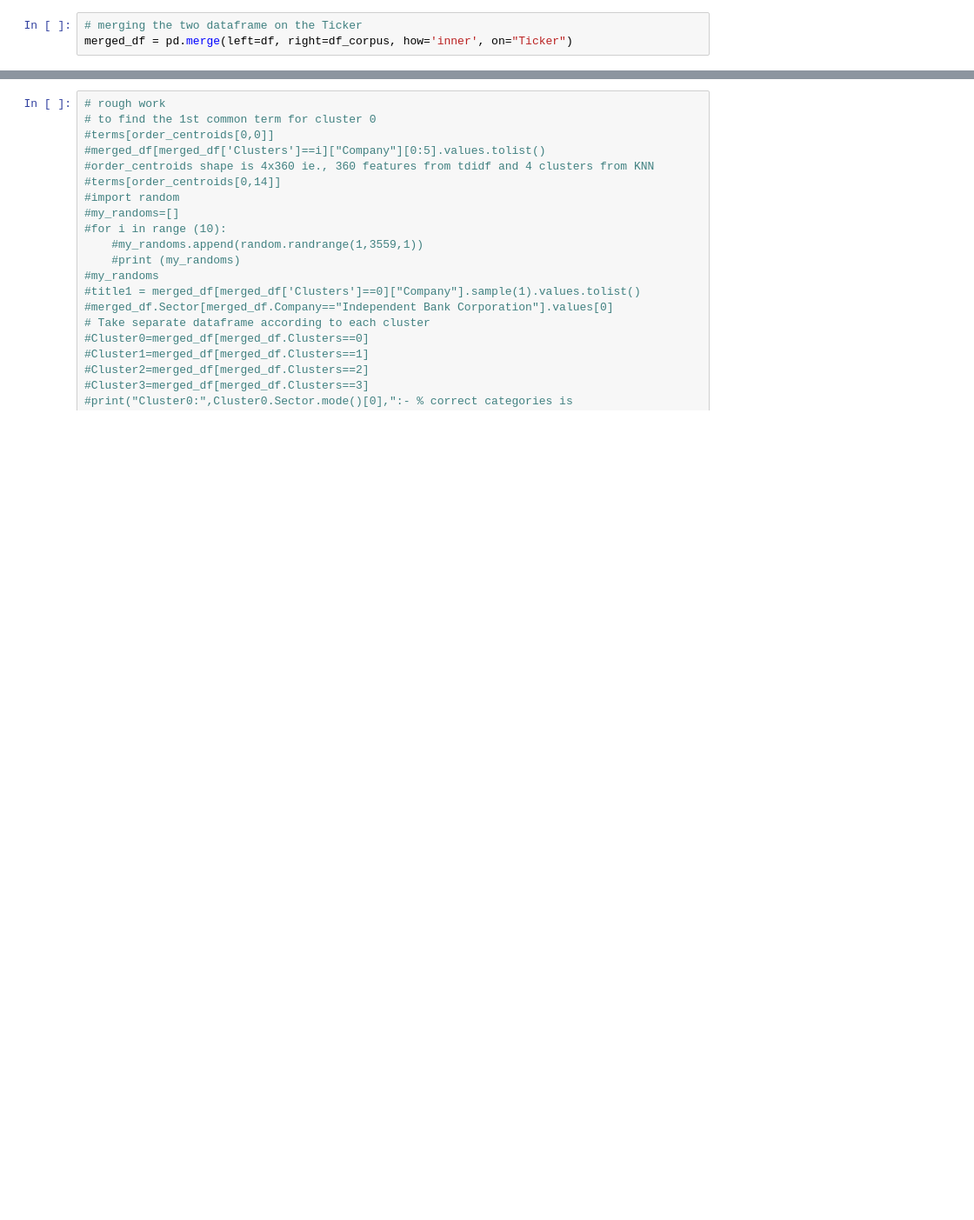
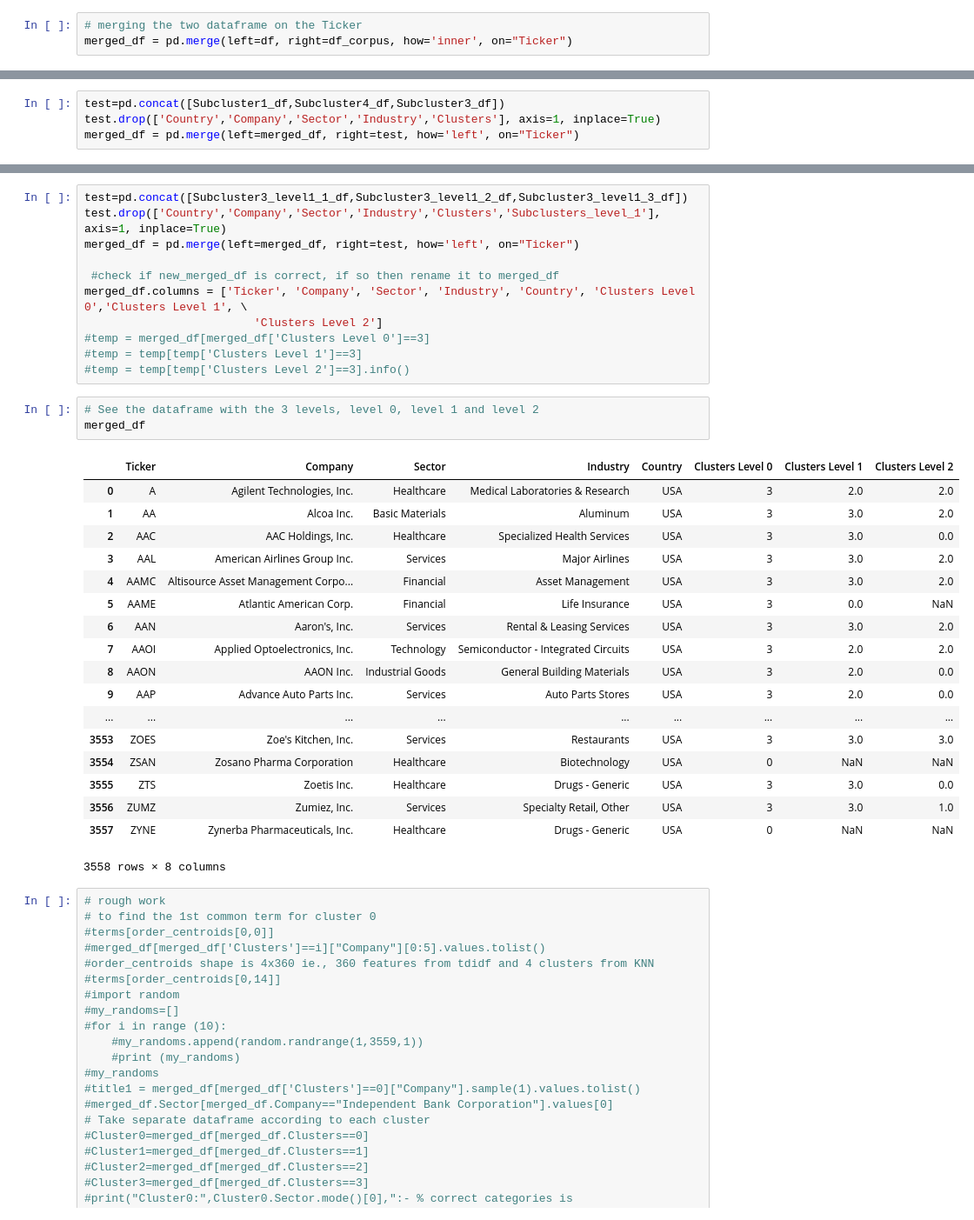
Before and after one commit to DistrictDataLabs/company-clustering, a Jupyter notebook: Company Clustering.ipynb, the cells around one changed output, grey strips where cells are left out. Shown at 87% size. Cells and saved outputs as stored; diff of their text form; blank space fills up the shorter version.

```diff
--- a/Company Clustering.ipynb
+++ b/Company Clustering.ipynb
@@ -271,0 +497,4 @@ Cluster 5 Companies: Corporate Office Properties Trust, LPL Financial Holdings I
+# %%
+test=pd.concat([Subcluster1_df,Subcluster4_df,Subcluster3_df])
+test.drop(['Country','Company','Sector','Industry','Clusters'], axis=1, inplace=True)
+merged_df = pd.merge(left=merged_df, right=test, how='left', on="Ticker")
@@ -272,3 +692,36 @@ Cluster 5 Companies: Corporate Office Properties Trust, LPL Financial Holdings I
+# %%
+test=pd.concat([Subcluster3_level1_1_df,Subcluster3_level1_2_df,Subcluster3_level1_3_df])
+test.drop(['Country','Company','Sector','Industry','Clusters','Subclusters_level_1'], axis=1, inplace=True)
+merged_df = pd.merge(left=merged_df, right=test, how='left', on="Ticker")
+
+ #check if new_merged_df is correct, if so then rename it to merged_df
+merged_df.columns = ['Ticker', 'Company', 'Sector', 'Industry', 'Country', 'Clusters Level 0','Clusters Level 1', \
+                         'Clusters Level 2']
+#temp = merged_df[merged_df['Clusters Level 0']==3]
+#temp = temp[temp['Clusters Level 1']==3]
+#temp = temp[temp['Clusters Level 2']==3].info()
+# %%
+# See the dataframe with the 3 levels, level 0, level 1 and level 2
+merged_df
+# %% [output]
+|  | Ticker | Company | Sector | Industry | Country | Clusters Level 0 | Clusters Level 1 | Clusters Level 2 |
+| 0 | A | Agilent Technologies, Inc. | Healthcare | Medical Laboratories & Research | USA | 3 | 2.0 | 2.0 |
+| 1 | AA | Alcoa Inc. | Basic Materials | Aluminum | USA | 3 | 3.0 | 2.0 |
+| 2 | AAC | AAC Holdings, Inc. | Healthcare | Specialized Health Services | USA | 3 | 3.0 | 0.0 |
+| 3 | AAL | American Airlines Group Inc. | Services | Major Airlines | USA | 3 | 3.0 | 2.0 |
+| 4 | AAMC | Altisource Asset Management Corpo... | Financial | Asset Management | USA | 3 | 3.0 | 2.0 |
+| 5 | AAME | Atlantic American Corp. | Financial | Life Insurance | USA | 3 | 0.0 | NaN |
+| 6 | AAN | Aaron's, Inc. | Services | Rental & Leasing Services | USA | 3 | 3.0 | 2.0 |
+| 7 | AAOI | Applied Optoelectronics, Inc. | Technology | Semiconductor - Integrated Circuits | USA | 3 | 2.0 | 2.0 |
+| 8 | AAON | AAON Inc. | Industrial Goods | General Building Materials | USA | 3 | 2.0 | 0.0 |
+| 9 | AAP | Advance Auto Parts Inc. | Services | Auto Parts Stores | USA | 3 | 2.0 | 0.0 |
+| ... | ... | ... | ... | ... | ... | ... | ... | ... |
+| 3553 | ZOES | Zoe's Kitchen, Inc. | Services | Restaurants | USA | 3 | 3.0 | 3.0 |
+| 3554 | ZSAN | Zosano Pharma Corporation | Healthcare | Biotechnology | USA | 0 | NaN | NaN |
+| 3555 | ZTS | Zoetis Inc. | Healthcare | Drugs - Generic | USA | 3 | 3.0 | 0.0 |
+| 3556 | ZUMZ | Zumiez, Inc. | Services | Specialty Retail, Other | USA | 3 | 3.0 | 1.0 |
+| 3557 | ZYNE | Zynerba Pharmaceuticals, Inc. | Healthcare | Drugs - Generic | USA | 0 | NaN | NaN |
+3558 rows × 8 columns
 # %%
 # rough work
 # to find the 1st common term for cluster 0
```
Also changed, not shown: parts of 33 cells of this notebook, 1 other file.
